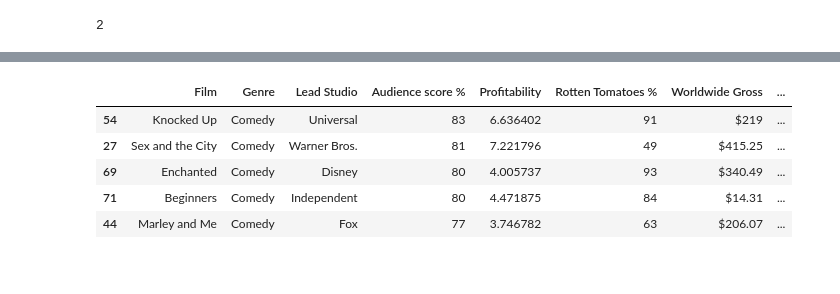
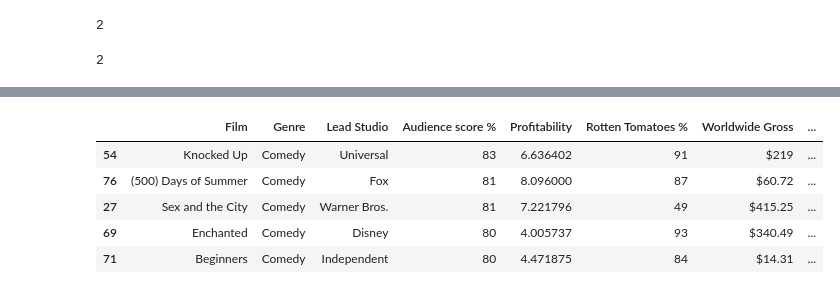
Before and after one commit to aliciaherraiz/pandas-numpy, a Jupyter notebook: Assignmets_movies_dataset_pandas.ipynb, the cells around one changed output, grey strips where cells are left out. Cells and saved outputs as stored; diff of their text form; code cells hidden in the pictures.

```diff
--- a/Assignmets_movies_dataset_pandas.ipynb
+++ b/Assignmets_movies_dataset_pandas.ipynb
@@ -3,6 +1,9 @@
 # %%
 import pandas as pd
 df = pd.read_csv("https://gist.githubusercontent.com/tiangechen/b68782efa49a16edaf07dc2cdaa855ea/raw/0c794a9717f18b094eabab2cd6a6b9a226903577/movies.csv")
+df['Genre'] = df['Genre'].replace(['Comdy','comedy','Romence','romance'],['Comedy','Comedy','Romance','Romance'], inplace=False)
+df.isnull().value_counts()
+df.drop_duplicates()
 df
 # %% [output]
 |  | Film | Genre | Lead Studio | Audience score % | Profitability | Rotten Tomatoes % | Worldwide Gross | ... |
@@ -80,5 +111,13 @@ df[(df['Genre'] == 'Comedy') & (df['Year'] == 2007)]
 # %% [output]
 2
+# %%
+# 5 v2
+# Count of Animation movies with more than 70% Audience Score.
+Animation_up_70_df = df[(df["Genre"] == "Animation") & (df["Audience score %"] > 70)]
+Animation_up_70_df_count = (Animation_up_70_df["Film"]).count()
+print(Animation_up_70_df_count)
+# %% [output]
+2
 # %%
 # 6
 # Show the list of top 5 movies based on profitability.
@@ -92,14 +131,14 @@ df.sort_values(by = "Profitability", ascending = False ).head(5)
 | 7 | Waitress | Romance | Independent | 67 | 11.089741 | 89 | $22.18 | ... |
 | 12 | Twilight | Romance | Summit | 82 | 10.180027 | 49 | $376.66 | ... |
 # %%
-# 7
+# 7 v1
 # Show the top 5 Comedy movies approved by the audience. (hint : Audience Score)
 
-(df.sort_values(by = "Audience score %", ascending = False ) [df['Genre'] == 'Comedy'].head(5))
+df.sort_values(by = "Audience score %", ascending = False ) [df['Genre'] == 'Comedy'].head(5)
 # %% [output]
 |  | Film | Genre | Lead Studio | Audience score % | Profitability | Rotten Tomatoes % | Worldwide Gross | ... |
 | 54 | Knocked Up | Comedy | Universal | 83 | 6.636402 | 91 | $219 | ... |
+| 76 | (500) Days of Summer | Comedy | Fox | 81 | 8.096000 | 87 | $60.72 | ... |
 | 27 | Sex and the City | Comedy | Warner Bros. | 81 | 7.221796 | 49 | $415.25 | ... |
 | 69 | Enchanted | Comedy | Disney | 80 | 4.005737 | 93 | $340.49 | ... |
 | 71 | Beginners | Comedy | Independent | 80 | 4.471875 | 84 | $14.31 | ... |
-| 44 | Marley and Me | Comedy | Fox | 77 | 3.746782 | 63 | $206.07 | ... |
```
Also changed, not shown: parts of 31 cells of this notebook.
